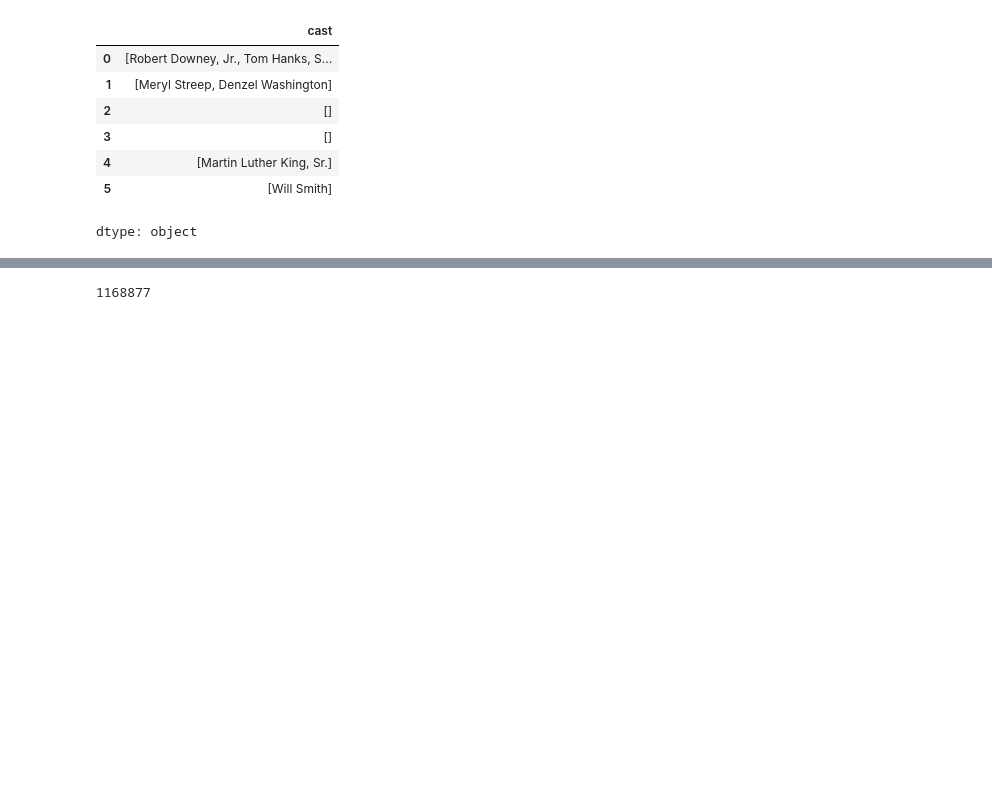
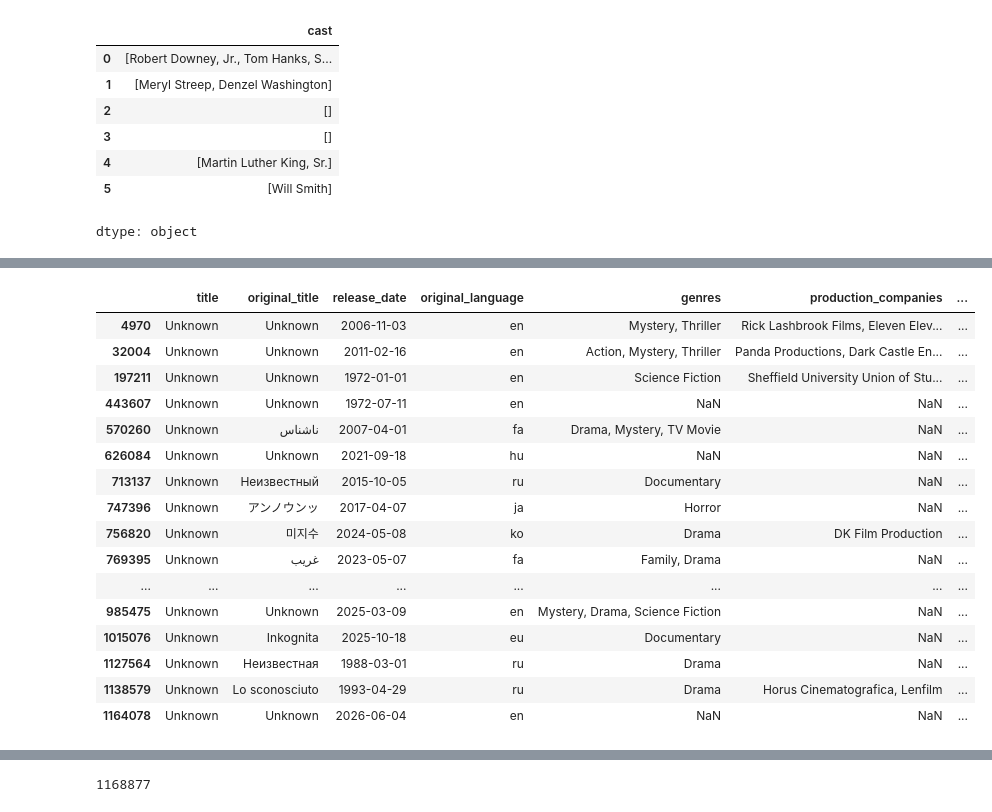
Before and after one commit to dilminidasunika/movie_recommendation_system, a Jupyter notebook: Notebooks/Dataset_Preprocessing.ipynb, the cells around one changed output, grey strips where cells are left out. Drawn from its saved outputs; the diff is of its cells as text; code cells hidden in the pictures; blank space fills up the shorter version.

```diff
--- a/Notebooks/Dataset_Preprocessing.ipynb
+++ b/Notebooks/Dataset_Preprocessing.ipynb
@@ -824,0 +898,22 @@ dtype: object
+# %%
+cleaned_df[
+    (cleaned_df["title"] == "Unknown")
+]
+# %% [output]
+|  | title | original_title | release_date | original_language | genres | production_companies | ... |
+| 4970 | Unknown | Unknown | 2006-11-03 | en | Mystery, Thriller | Rick Lashbrook Films, Eleven Elev... | ... |
+| 32004 | Unknown | Unknown | 2011-02-16 | en | Action, Mystery, Thriller | Panda Productions, Dark Castle En... | ... |
+| 197211 | Unknown | Unknown | 1972-01-01 | en | Science Fiction | Sheffield University Union of Stu... | ... |
+| 443607 | Unknown | Unknown | 1972-07-11 | en | NaN | NaN | ... |
+| 570260 | Unknown | ناشناس | 2007-04-01 | fa | Drama, Mystery, TV Movie | NaN | ... |
+| 626084 | Unknown | Unknown | 2021-09-18 | hu | NaN | NaN | ... |
+| 713137 | Unknown | Неизвестный | 2015-10-05 | ru | Documentary | NaN | ... |
+| 747396 | Unknown | アンノウンッ | 2017-04-07 | ja | Horror | NaN | ... |
+| 756820 | Unknown | 미지수 | 2024-05-08 | ko | Drama | DK Film Production | ... |
+| 769395 | Unknown | غریب | 2023-05-07 | fa | Family, Drama | NaN | ... |
+| ... | ... | ... | ... | ... | ... | ... | ... |
+| 985475 | Unknown | Unknown | 2025-03-09 | en | Mystery, Drama, Science Fiction | NaN | ... |
+| 1015076 | Unknown | Inkognita | 2025-10-18 | eu | Documentary | NaN | ... |
+| 1127564 | Unknown | Неизвестная | 1988-03-01 | ru | Drama | NaN | ... |
+| 1138579 | Unknown | Lo sconosciuto | 1993-04-29 | ru | Drama | Horus Cinematografica, Lenfilm | ... |
+| 1164078 | Unknown | Unknown | 2026-06-04 | en | NaN | NaN | ... |
```
Also changed, not shown: parts of 53 cells of this notebook.
